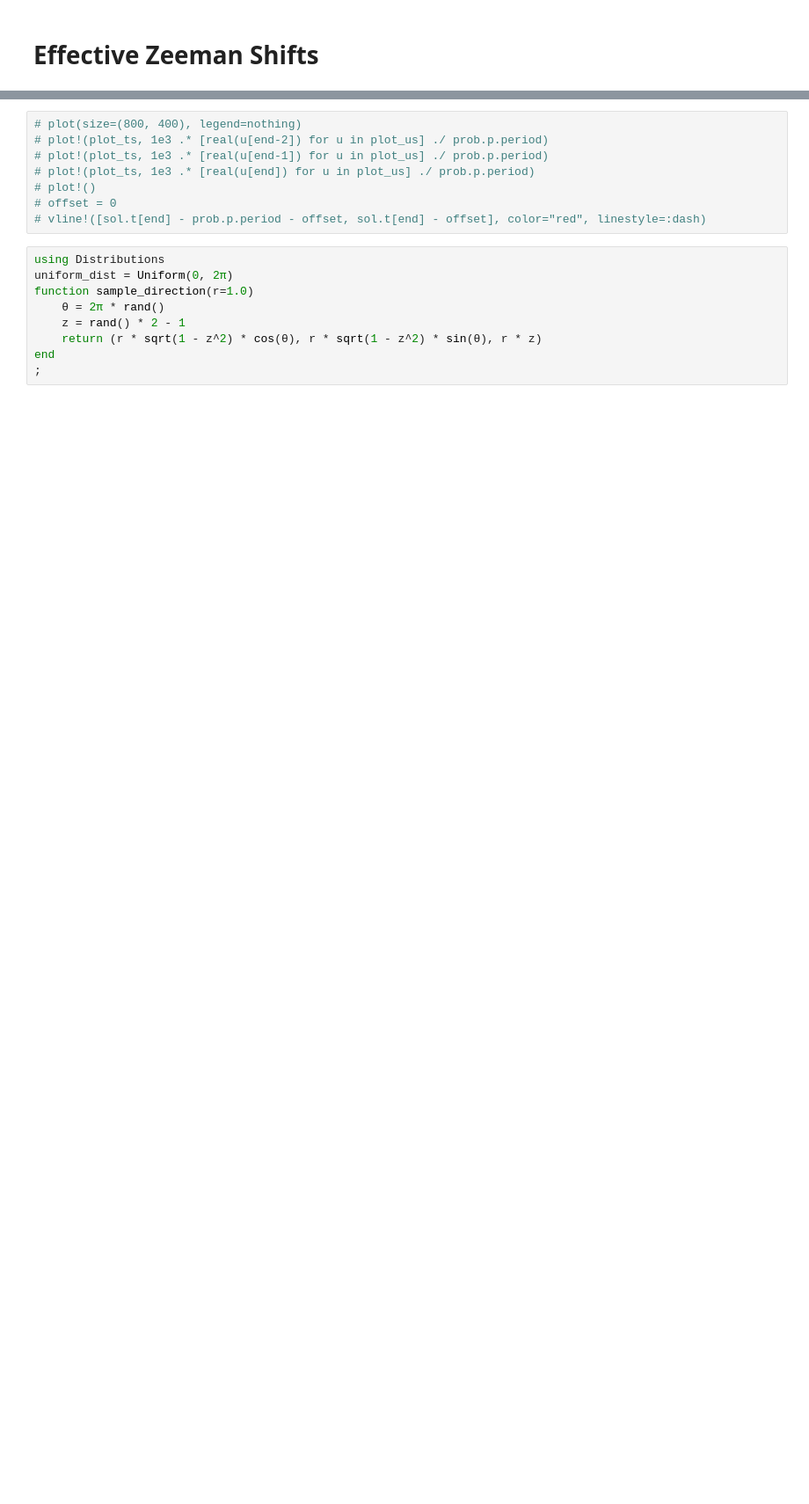
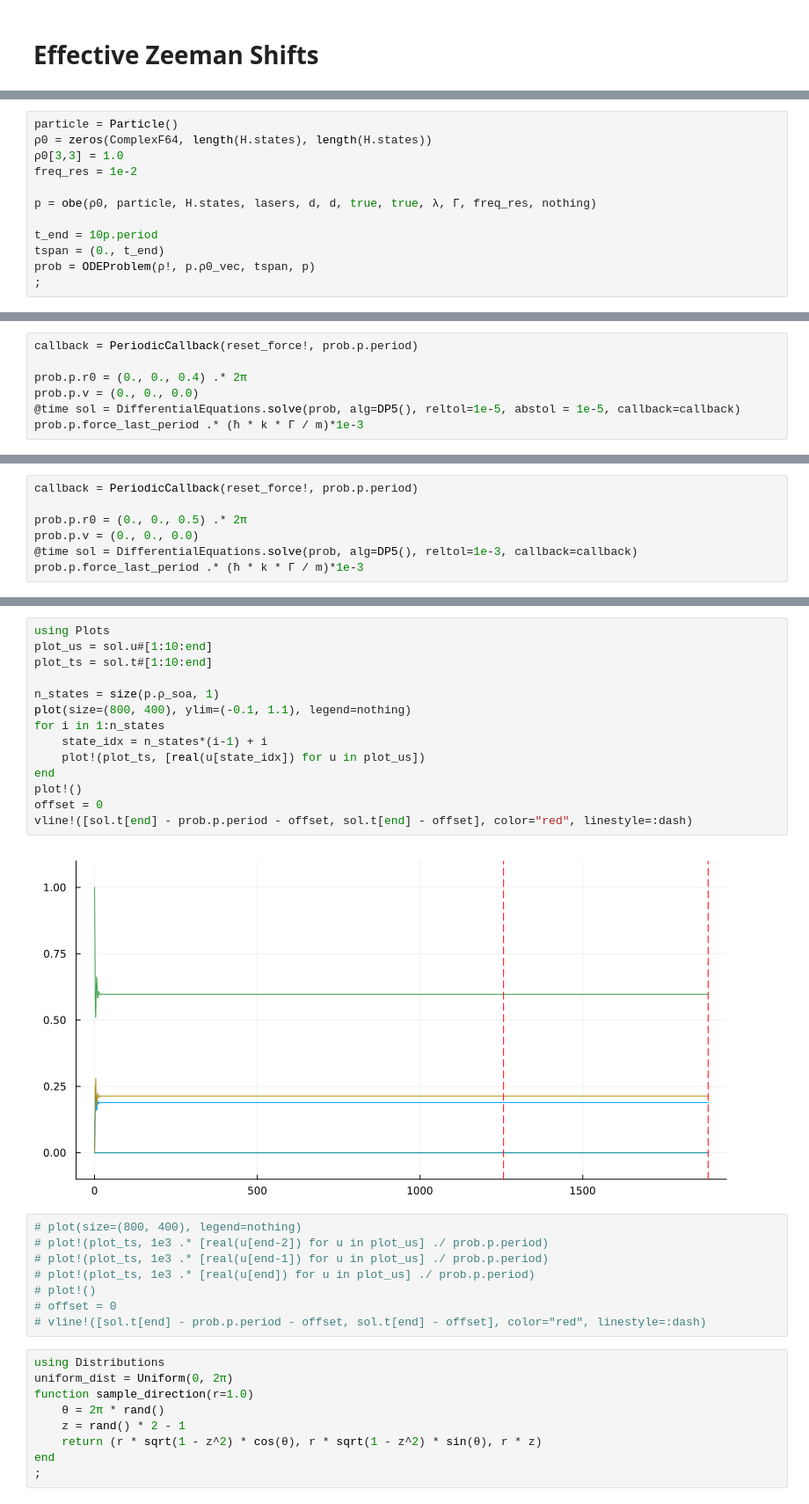
Before and after one commit to munozariasjm/OpticalBlochEquations.jl, a Jupyter notebook: examples/ipynb_sources/toy_models/F1_to_F1.ipynb, the cells around one changed output, grey strips where cells are left out. Shown at 88% size. Cells and saved outputs as stored; diff of their text form; blank space fills up the shorter version.

```diff
--- a/examples/ipynb_sources/toy_models/F1_to_F1.ipynb
+++ b/examples/ipynb_sources/toy_models/F1_to_F1.ipynb
@@ -766,0 +826,12 @@ prob.p.force_last_period .* 1e3
+# %%
+particle = Particle()
+ρ0 = zeros(ComplexF64, length(H.states), length(H.states))
+ρ0[3,3] = 1.0
+freq_res = 1e-2
+
+p = obe(ρ0, particle, H.states, lasers, d, d, true, true, λ, Γ, freq_res, nothing)
+
+t_end = 10p.period
+tspan = (0., t_end)
+prob = ODEProblem(ρ!, p.ρ0_vec, tspan, p)
+;
@@ -766,0 +840,7 @@ prob.p.force_last_period .* 1e3
+# %%
+callback = PeriodicCallback(reset_force!, prob.p.period)
+
+prob.p.r0 = (0., 0., 0.4) .* 2π
+prob.p.v = (0., 0., 0.0)
+@time sol = DifferentialEquations.solve(prob, alg=DP5(), reltol=1e-5, abstol = 1e-5, callback=callback)
+prob.p.force_last_period .* (ħ * k * Γ / m)*1e-3
@@ -766,0 +934,7 @@ prob.p.force_last_period .* 1e3
+# %%
+callback = PeriodicCallback(reset_force!, prob.p.period)
+
+prob.p.r0 = (0., 0., 0.5) .* 2π
+prob.p.v = (0., 0., 0.0)
+@time sol = DifferentialEquations.solve(prob, alg=DP5(), reltol=1e-3, callback=callback)
+prob.p.force_last_period .* (ħ * k * Γ / m)*1e-3
@@ -767,3 +966,19 @@ prob.p.force_last_period .* 1e3
+# %%
+using Plots
+plot_us = sol.u#[1:10:end]
+plot_ts = sol.t#[1:10:end]
+
+n_states = size(p.ρ_soa, 1)
+plot(size=(800, 400), ylim=(-0.1, 1.1), legend=nothing)
+for i in 1:n_states
+    state_idx = n_states*(i-1) + i
+    plot!(plot_ts, [real(u[state_idx]) for u in plot_us])
+end
+plot!()
+offset = 0
+vline!([sol.t[end] - prob.p.period - offset, sol.t[end] - offset], color="red", linestyle=:dash)
+# %% [output]
+[figure, added]
 # %%
 # plot(size=(800, 400), legend=nothing)
 # plot!(plot_ts, 1e3 .* [real(u[end-2]) for u in plot_us] ./ prob.p.period)
```
Also changed, not shown: parts of 90 cells of this notebook, 9 other files.
